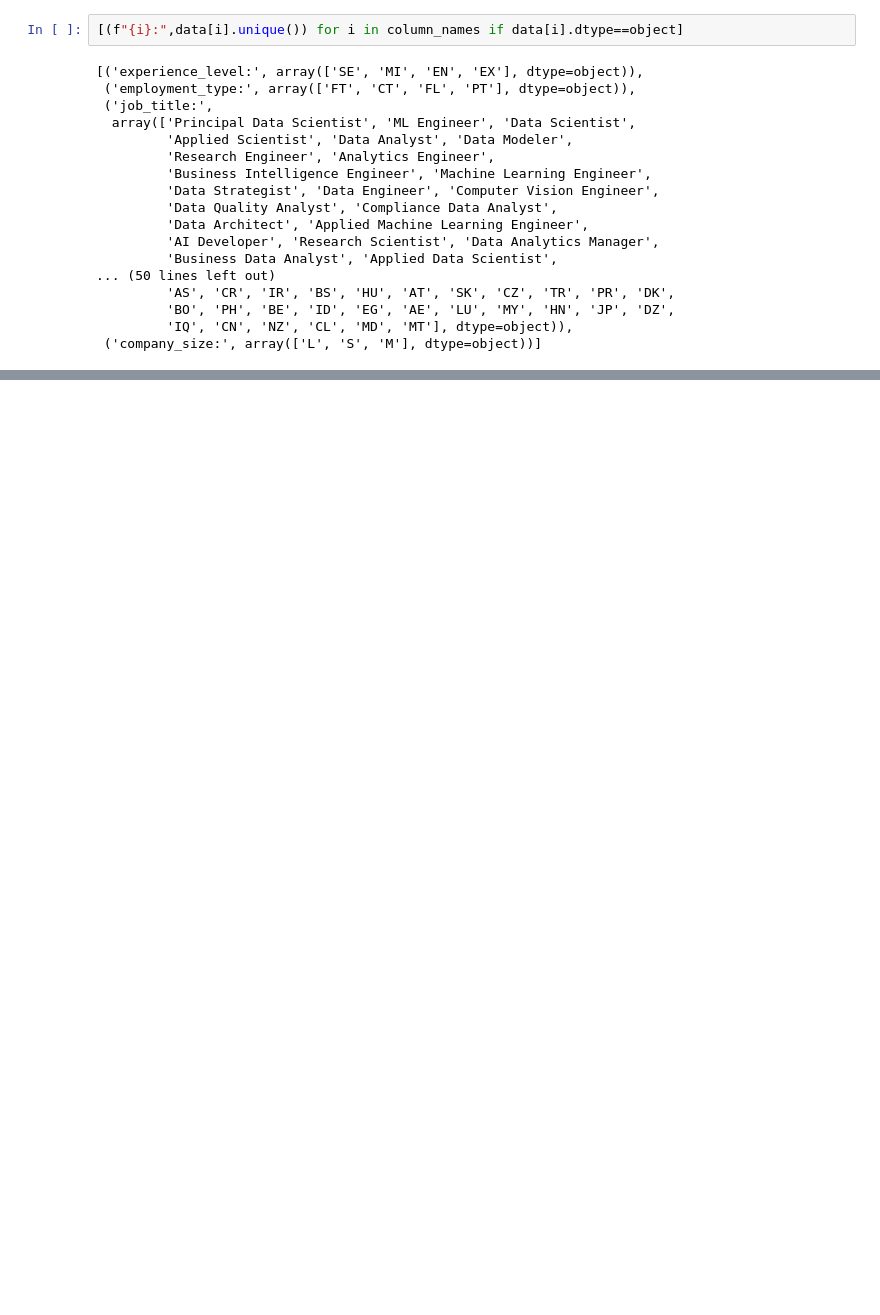
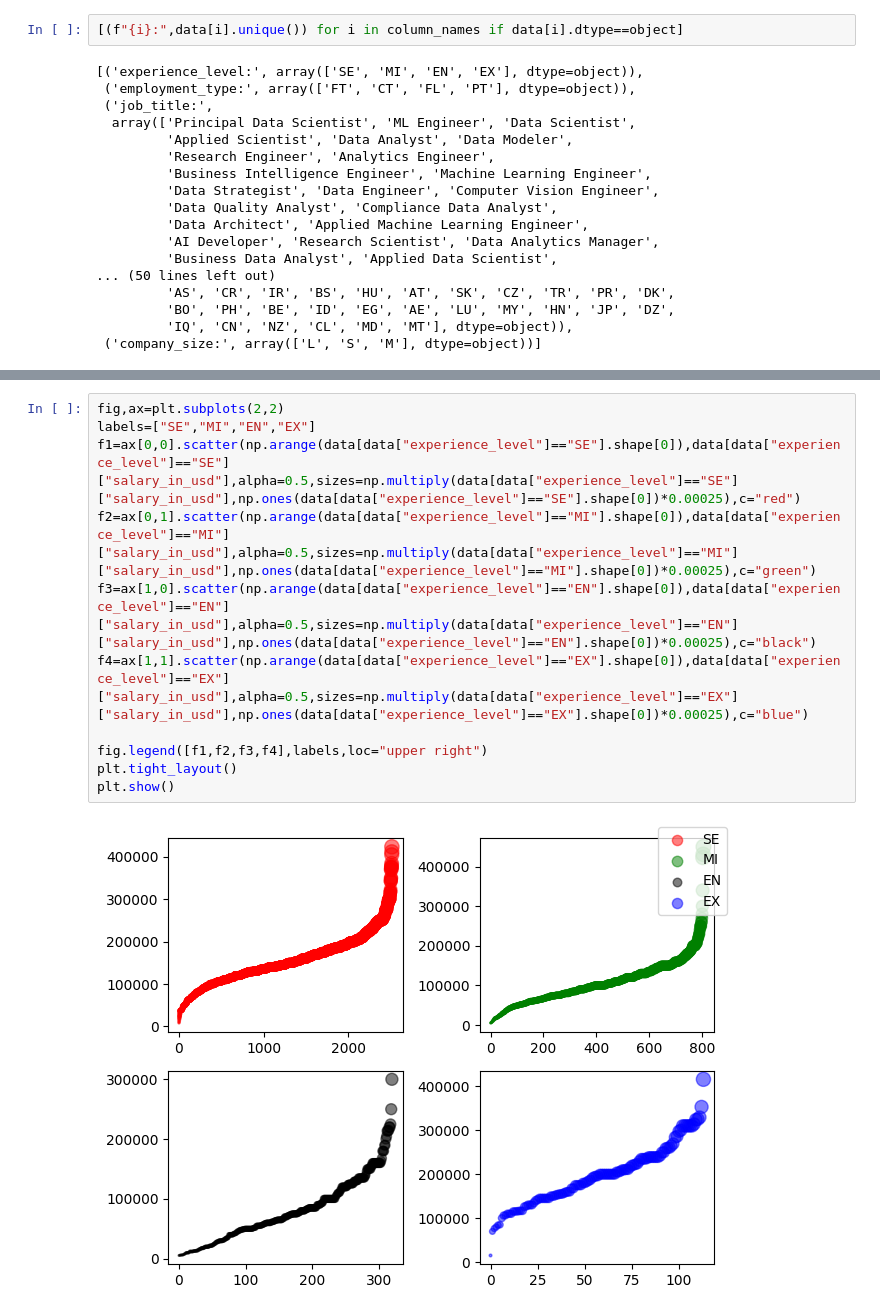
Before and after one commit to ravindra-pandey/Data_visualisation, a Jupyter notebook: data_science_salaries/main.ipynb, the cells around one changed output, grey strips where cells are left out. Drawn from its saved outputs; the diff is of its cells as text; blank space fills up the shorter version.

```diff
--- a/data_science_salaries/main.ipynb
+++ b/data_science_salaries/main.ipynb
@@ -106,0 +125,13 @@ dtype('int64')
+# %%
+fig,ax=plt.subplots(2,2)
+labels=["SE","MI","EN","EX"]
+f1=ax[0,0].scatter(np.arange(data[data["experience_level"]=="SE"].shape[0]),data[data["experience_level"]=="SE"]["salary_in_usd"],alpha=0.5,sizes=np.multiply(data[data["experience_level"]=="SE"]["salary_in_usd"],np.ones(data[data["experience_level"]=="SE"].shape[0])*0.00025),c="red")
+f2=ax[0,1].scatter(np.arange(data[data["experience_level"]=="MI"].shape[0]),data[data["experience_level"]=="MI"]["salary_in_usd"],alpha=0.5,sizes=np.multiply(data[data["experience_level"]=="MI"]["salary_in_usd"],np.ones(data[data["experience_level"]=="MI"].shape[0])*0.00025),c="green")
+f3=ax[1,0].scatter(np.arange(data[data["experience_level"]=="EN"].shape[0]),data[data["experience_level"]=="EN"]["salary_in_usd"],alpha=0.5,sizes=np.multiply(data[data["experience_level"]=="EN"]["salary_in_usd"],np.ones(data[data["experience_level"]=="EN"].shape[0])*0.00025),c="black")
+f4=ax[1,1].scatter(np.arange(data[data["experience_level"]=="EX"].shape[0]),data[data["experience_level"]=="EX"]["salary_in_usd"],alpha=0.5,sizes=np.multiply(data[data["experience_level"]=="EX"]["salary_in_usd"],np.ones(data[data["experience_level"]=="EX"].shape[0])*0.00025),c="blue")
+
+fig.legend([f1,f2,f3,f4],labels,loc="upper right")
+plt.tight_layout()
+plt.show()
+# %% [output]
+[figure, added]
```
Also changed, not shown: parts of 14 cells of this notebook.
